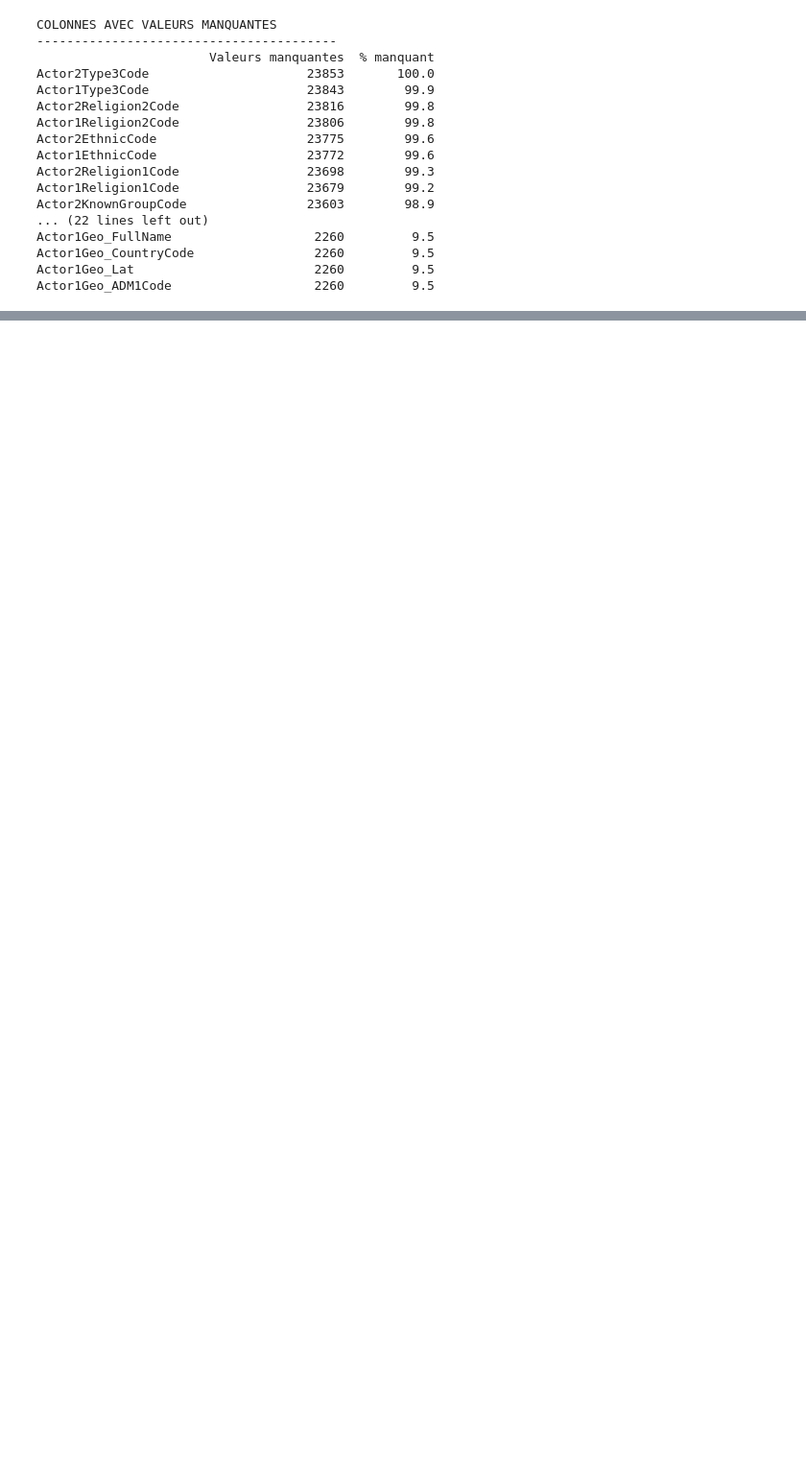
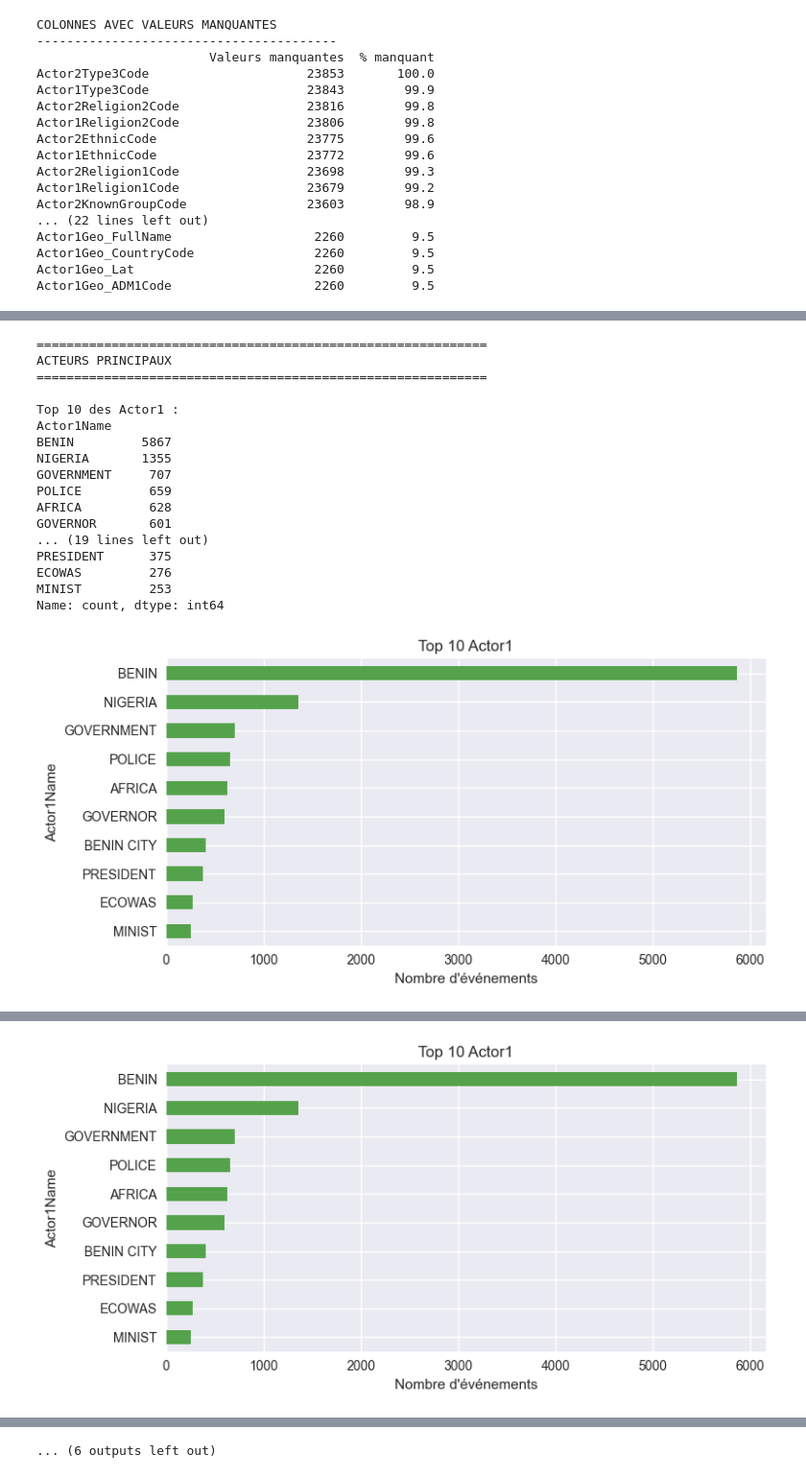
Before and after one commit to Equipe-003/Hackathon_iSHEEROXDatacamp, a Jupyter notebook: notebooks/data_exploration.ipynb, the cells around one changed output, grey strips where cells are left out. Shown at 96% size. Cells and saved outputs as stored; diff of their text form; code cells hidden in the pictures; blank space fills up the shorter version.

```diff
--- a/notebooks/data_exploration.ipynb
+++ b/notebooks/data_exploration.ipynb
@@ -105,0 +251,69 @@ Actor1Geo_ADM1Code                   2260         9.5
+# %%
+# 3.2 Acteurs principaux (Actor1 et Actor2)
+print("\n" + "=" * 60)
+print("ACTEURS PRINCIPAUX")
+print("=" * 60)
+
+if "Actor1Name" in df.columns:
+    actor1_counts = df["Actor1Name"].dropna().value_counts().head(10)
+    print("\nTop 10 des Actor1 :")
+    print(actor1_counts)
+
+    plot_df = actor1_counts.sort_values()
+    ax = plot_df.plot(kind="barh", figsize=(8, 4), color="#54A24B")
+    ax.set_title("Top 10 Actor1")
+    ax.set_xlabel("Nombre d'événements")
+    ax.set_ylabel("Actor1Name")
+    plt.tight_layout()
+    plt.show()
+else:
+    print("Colonne Actor1Name absente.")
+
+if "Actor2Name" in df.columns:
+    actor2_counts = df["Actor2Name"].dropna().value_counts().head(10)
+    print("\n\nTop 10 des Actor2 :")
+    print(actor2_counts)
+
+    plot_df = actor2_counts.sort_values()
+    ax = plot_df.plot(kind="barh", figsize=(8, 4), color="#E45756")
+    ax.set_title("Top 10 Actor2")
+    ax.set_xlabel("Nombre d'événements")
+    ax.set_ylabel("Actor2Name")
+    plt.tight_layout()
+    plt.show()
+else:
+    print("Colonne Actor2Name absente.")
+
+if "Actor1CountryCode" in df.columns:
+    country_counts = df["Actor1CountryCode"].dropna().value_counts().head(10)
+    print("\n\nCodes pays Actor1 (Top 10):")
+    print(country_counts)
+
+    plot_df = country_counts.sort_values()
+    ax = plot_df.plot(kind="barh", figsize=(6, 4), color="#72B7B2")
+    ax.set_title("Top 10 Actor1CountryCode")
+    ax.set_xlabel("Nombre d'événements")
+    ax.set_ylabel("Code pays")
+    plt.tight_layout()
+    plt.show()
+else:
+    print("Colonne Actor1CountryCode absente.")
+# %% [output]
+============================================================
+ACTEURS PRINCIPAUX
+============================================================
+
+Top 10 des Actor1 :
+Actor1Name
+BENIN         5867
+NIGERIA       1355
+GOVERNMENT     707
+POLICE         659
+AFRICA         628
+GOVERNOR       601
+... (19 lines left out)
+PRESIDENT      375
+ECOWAS         276
+MINIST         253
+Name: count, dtype: int64
+[figure, added]
@@ -105,0 +337 @@ Actor1Geo_ADM1Code                   2260         9.5
+[figure, added]
@@ -105,0 +402 @@ Actor1Geo_ADM1Code                   2260         9.5
+... (6 outputs left out)
```
Also changed, not shown: parts of 17 cells of this notebook, 5 other files.
